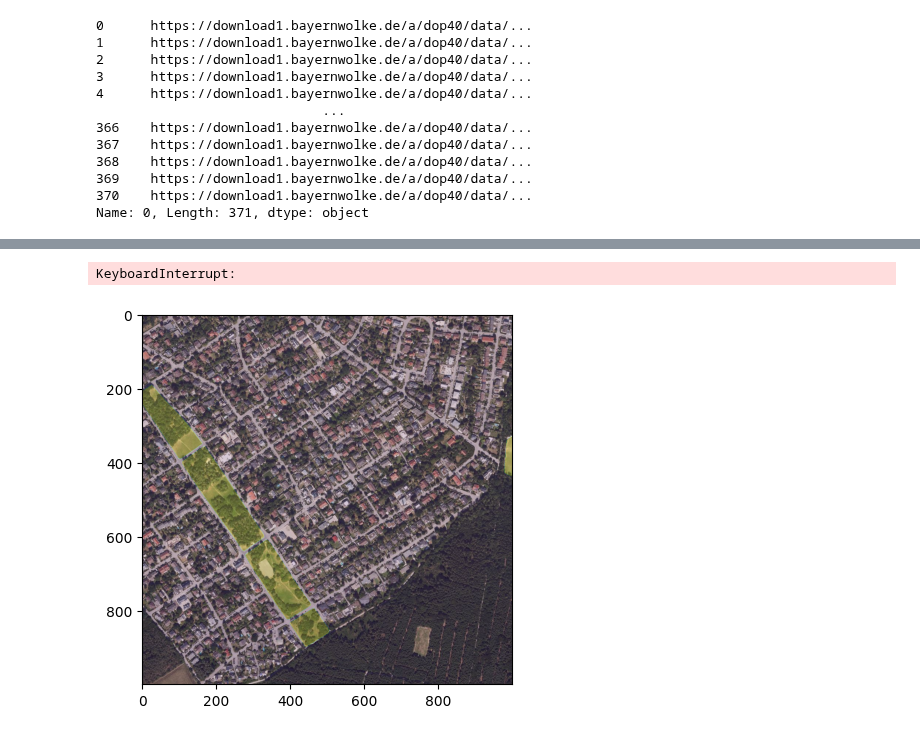
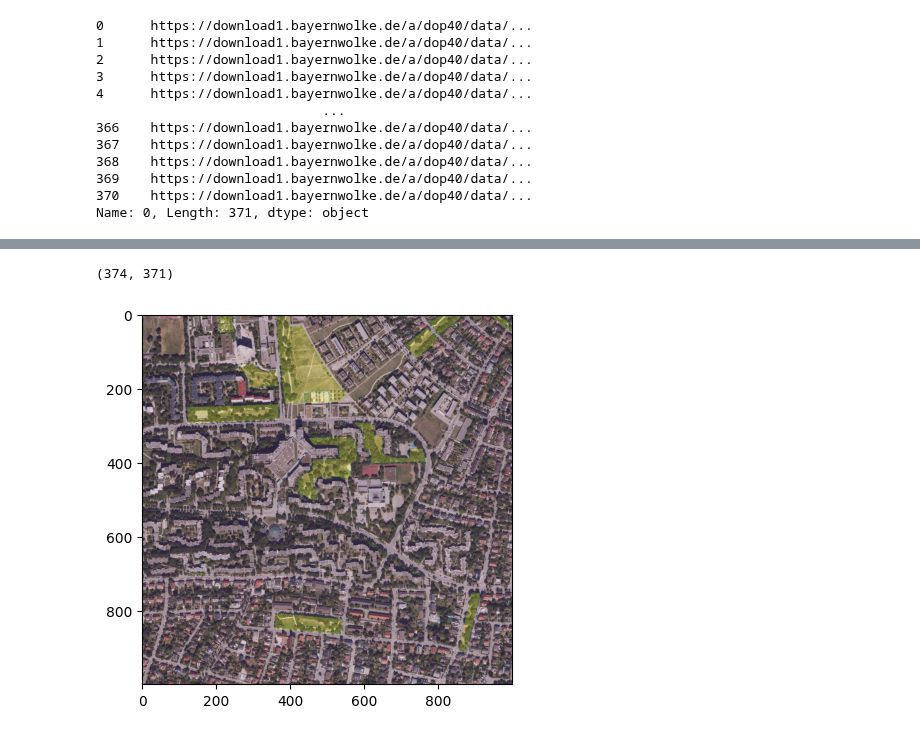
Before and after one commit to kleenman/tds_capstone, a Jupyter notebook: munich_data.ipynb, the cells around one changed output, grey strips where cells are left out. Cells and saved outputs as stored; diff of their text form; code cells hidden in the pictures.

```diff
--- a/munich_data.ipynb
+++ b/munich_data.ipynb
@@ -187,25 +187,37 @@ os.makedirs(masks_dir, exist_ok=True)
 
 
 for f in os.listdir(base_dir):
-  parts = f.split('_')
-  try:
-    mask_filename = os.path.join(masks_dir, f'{parts[0]}_{parts[1]}.npy')
-    if os.path.exists(mask_filename):
-      continue
-    mask = create_mask(f)
-    np.save(mask_filename, mask)
-  except Exception as e:
-    mask = np.zeros((1000,1000))
-    mask_filename = os.path.join(masks_dir, f'{parts[0]}_{parts[1]}.npy')
-    np.save(mask_filename, mask)
-    print(f'An error occured for file {f}: {e}')
+  if f.endswith('.jpg'):
+    parts = f.split('_')
+    try:
+      mask_filename = os.path.join(masks_dir, f'{parts[0]}_{parts[1]}.npy')
+      if os.path.exists(mask_filename):
+        continue
+      mask = create_mask(f)
+      np.save(mask_filename, mask)
+    except Exception as e:
+      mask = np.zeros((1000,1000))
+      mask_filename = os.path.join(masks_dir, f'{parts[0]}_{parts[1]}.npy')
+      np.save(mask_filename, mask)
+      print(f'An error occured for file {f}: {e}')
-# %% [output]
-KeyboardInterrupt:
+# %%
+masks_files = list(set(os.listdir(masks_dir)))
+pic_files = [f for f in os.listdir(base_dir) if f.endswith('jpg')]
+
+unique_masks = len(masks_files)
+unique_pics = len(pic_files)
+
+unique_masks, unique_pics
+# %% [output]
+(374, 371)
 # %%
-pls_work = np.load(mask_filename)
-rand_area = np.array(Image.open(f'/content/drive/MyDrive/Capstone/Data/munich_data/{img_path}'))
+mask99 = masks_files[370]
+image_path = os.path.join(base_dir, mask99.split('.')[0] + '_resized.jpg')
+
+pls_work = np.load(os.path.join(masks_dir, mask99))
+rand_area = np.array(Image.open(image_path))
 
 plt.imshow(rand_area)
 plt.imshow(pls_work, alpha=0.2);
 # %% [output]
-[figure, old version]
+[figure, new version]
```
Also changed, not shown: parts of 4 cells of this notebook.
